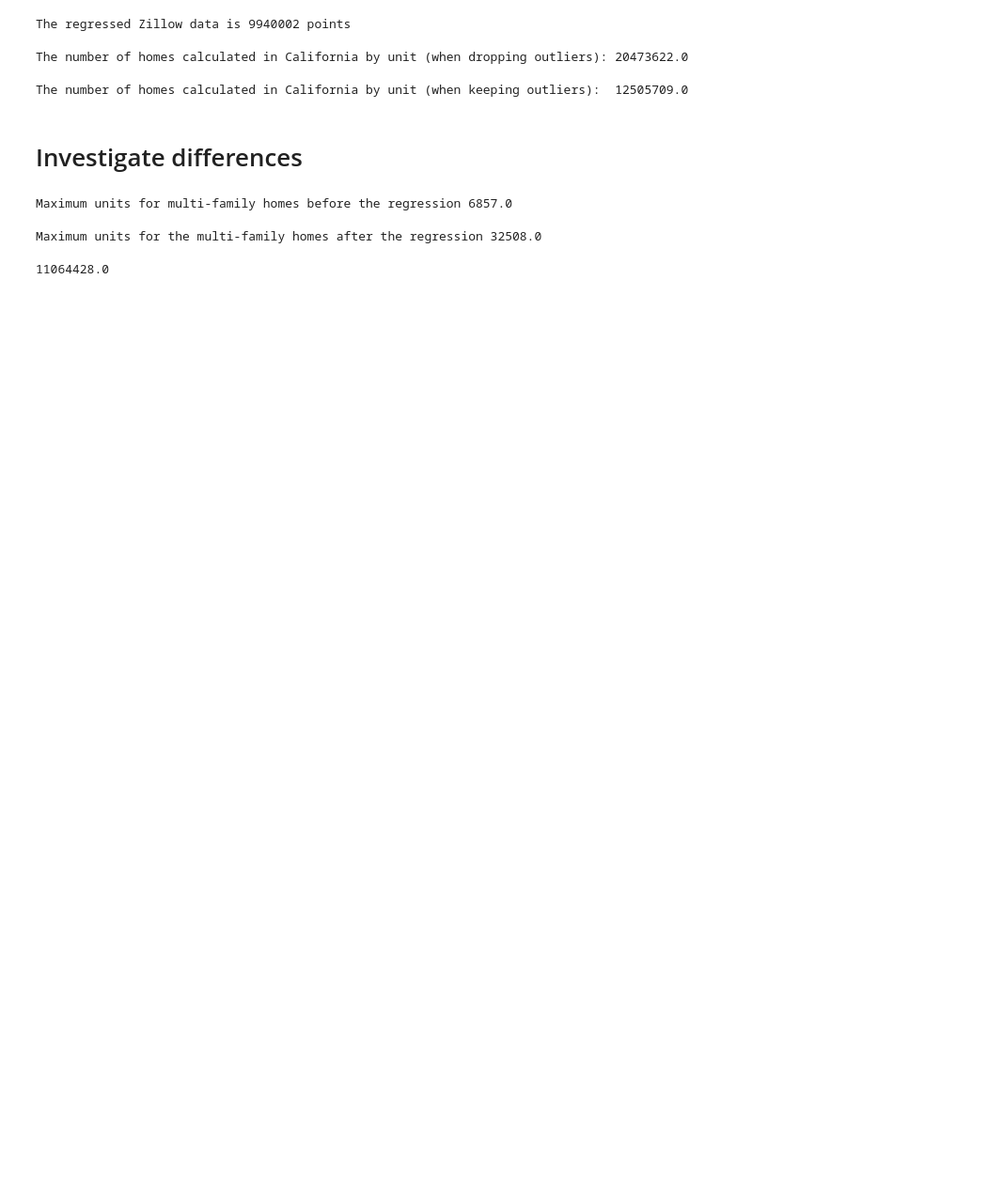
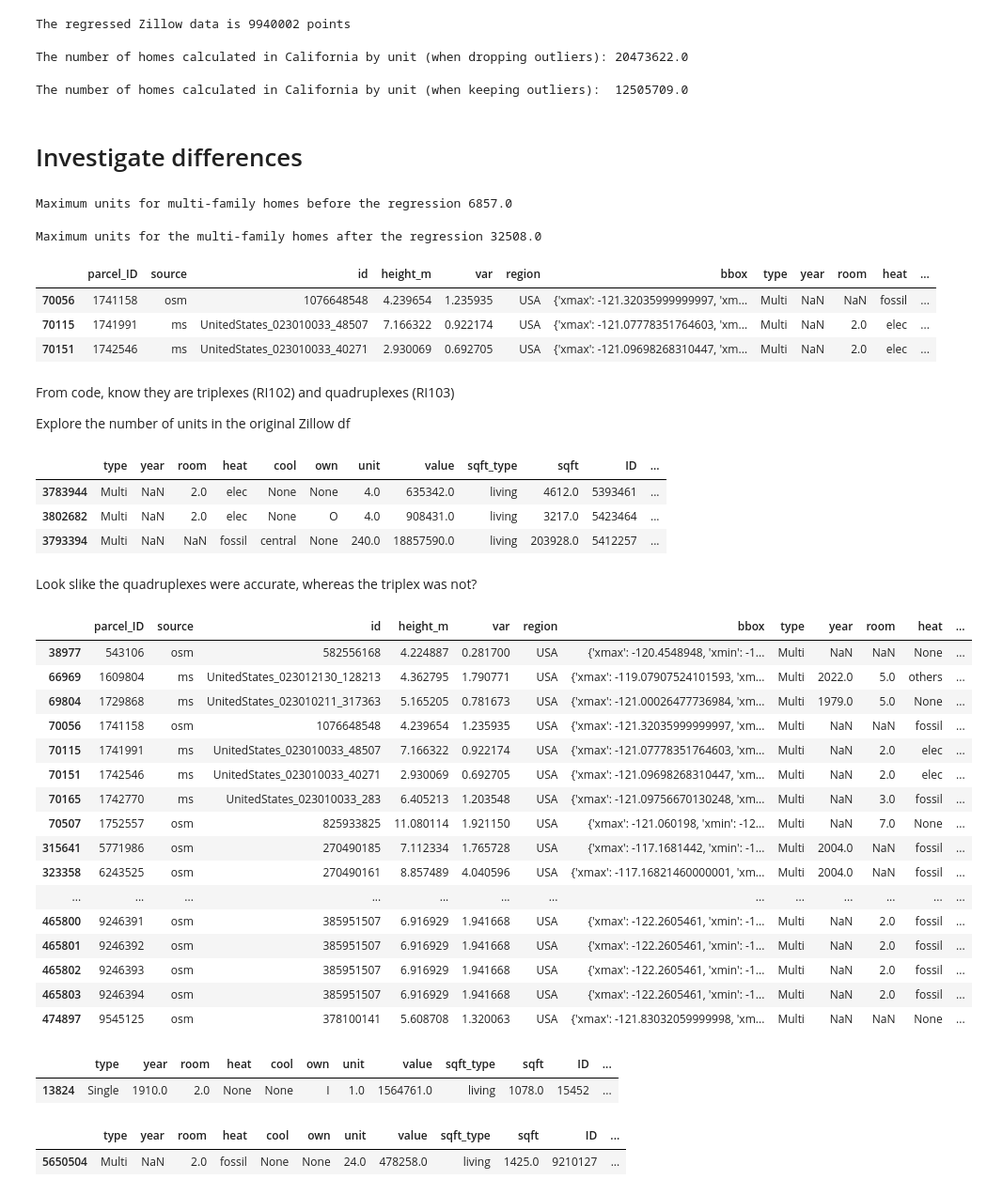
Before and after one commit to sofiiir/building-unit-regression, a Jupyter notebook: validate_units.ipynb, the cells around one changed output. Shown: that part at 94% size. Saved outputs shown, nothing was run; the diff lists cells and outputs as text; code cells hidden in the pictures; blank space fills up the shorter version.

```diff
--- a/validate_units.ipynb
+++ b/validate_units.ipynb
@@ -82,6 +76,52 @@ print(f"Maximum units for the multi-family homes after the regression", multi_zi
 # %% [output]
 Maximum units for the multi-family homes after the regression 32508.0
 # %%
-multi_zillow_w_units['total_unit'].sum()
+multi_zillow_w_units[multi_zillow_w_units['total_unit'] > 20000]
 # %% [output]
-11064428.0
+|  | parcel_ID | source | id | height_m | var | region | bbox | type | year | room | heat | ... |
+| 70056 | 1741158 | osm | 1076648548 | 4.239654 | 1.235935 | USA | {'xmax': -121.32035999999997, 'xm... | Multi | NaN | NaN | fossil | ... |
+| 70115 | 1741991 | ms | UnitedStates_023010033_48507 | 7.166322 | 0.922174 | USA | {'xmax': -121.07778351764603, 'xm... | Multi | NaN | 2.0 | elec | ... |
+| 70151 | 1742546 | ms | UnitedStates_023010033_40271 | 2.930069 | 0.692705 | USA | {'xmax': -121.09698268310447, 'xm... | Multi | NaN | 2.0 | elec | ... |
+# %% [markdown]
+From code, know they are triplexes (RI102) and quadruplexes (RI103)
+
+Explore the number of units in the original Zillow df
+# %%
+zillow[zillow.index.isin([3793394, 3783944, 3802682])]
+# %% [output]
+|  | type | year | room | heat | cool | own | unit | value | sqft_type | sqft | ID | ... |
+| 3783944 | Multi | NaN | 2.0 | elec | None | None | 4.0 | 635342.0 | living | 4612.0 | 5393461 | ... |
+| 3802682 | Multi | NaN | 2.0 | elec | None | O | 4.0 | 908431.0 | living | 3217.0 | 5423464 | ... |
+| 3793394 | Multi | NaN | NaN | fossil | central | None | 240.0 | 18857590.0 | living | 203928.0 | 5412257 | ... |
+# %% [markdown]
+Look slike the quadruplexes were accurate, whereas the triplex was not?
+# %%
+multi_zillow_w_units[multi_zillow_w_units['total_unit'] > 10000]
+# %% [output]
+|  | parcel_ID | source | id | height_m | var | region | bbox | type | year | room | heat | ... |
+| 38977 | 543106 | osm | 582556168 | 4.224887 | 0.281700 | USA | {'xmax': -120.4548948, 'xmin': -1... | Multi | NaN | NaN | None | ... |
+| 66969 | 1609804 | ms | UnitedStates_023012130_128213 | 4.362795 | 1.790771 | USA | {'xmax': -119.07907524101593, 'xm... | Multi | 2022.0 | 5.0 | others | ... |
+| 69804 | 1729868 | ms | UnitedStates_023010211_317363 | 5.165205 | 0.781673 | USA | {'xmax': -121.00026477736984, 'xm... | Multi | 1979.0 | 5.0 | None | ... |
+| 70056 | 1741158 | osm | 1076648548 | 4.239654 | 1.235935 | USA | {'xmax': -121.32035999999997, 'xm... | Multi | NaN | NaN | fossil | ... |
+| 70115 | 1741991 | ms | UnitedStates_023010033_48507 | 7.166322 | 0.922174 | USA | {'xmax': -121.07778351764603, 'xm... | Multi | NaN | 2.0 | elec | ... |
+| 70151 | 1742546 | ms | UnitedStates_023010033_40271 | 2.930069 | 0.692705 | USA | {'xmax': -121.09698268310447, 'xm... | Multi | NaN | 2.0 | elec | ... |
+| 70165 | 1742770 | ms | UnitedStates_023010033_283 | 6.405213 | 1.203548 | USA | {'xmax': -121.09756670130248, 'xm... | Multi | NaN | 3.0 | fossil | ... |
+| 70507 | 1752557 | osm | 825933825 | 11.080114 | 1.921150 | USA | {'xmax': -121.060198, 'xmin': -12... | Multi | NaN | 7.0 | None | ... |
+| 315641 | 5771986 | osm | 270490185 | 7.112334 | 1.765728 | USA | {'xmax': -117.1681442, 'xmin': -1... | Multi | 2004.0 | NaN | fossil | ... |
+| 323358 | 6243525 | osm | 270490161 | 8.857489 | 4.040596 | USA | {'xmax': -117.16821460000001, 'xm... | Multi | 2004.0 | NaN | fossil | ... |
+| ... | ... | ... | ... | ... | ... | ... | ... | ... | ... | ... | ... | ... |
+| 465800 | 9246391 | osm | 385951507 | 6.916929 | 1.941668 | USA | {'xmax': -122.2605461, 'xmin': -1... | Multi | NaN | 2.0 | fossil | ... |
+| 465801 | 9246392 | osm | 385951507 | 6.916929 | 1.941668 | USA | {'xmax': -122.2605461, 'xmin': -1... | Multi | NaN | 2.0 | fossil | ... |
+| 465802 | 9246393 | osm | 385951507 | 6.916929 | 1.941668 | USA | {'xmax': -122.2605461, 'xmin': -1... | Multi | NaN | 2.0 | fossil | ... |
+| 465803 | 9246394 | osm | 385951507 | 6.916929 | 1.941668 | USA | {'xmax': -122.2605461, 'xmin': -1... | Multi | NaN | 2.0 | fossil | ... |
+| 474897 | 9545125 | osm | 378100141 | 5.608708 | 1.320063 | USA | {'xmax': -121.83032059999998, 'xm... | Multi | NaN | NaN | None | ... |
+# %%
+zillow[zillow.index.isin([13824.0])]
+# %% [output]
+|  | type | year | room | heat | cool | own | unit | value | sqft_type | sqft | ID | ... |
+| 13824 | Single | 1910.0 | 2.0 | None | None | I | 1.0 | 1564761.0 | living | 1078.0 | 15452 | ... |
+# %%
+zillow[zillow.index.isin([5650504])]
+# %% [output]
+|  | type | year | room | heat | cool | own | unit | value | sqft_type | sqft | ID | ... |
+| 5650504 | Multi | NaN | 2.0 | fossil | None | None | 24.0 | 478258.0 | living | 1425.0 | 9210127 | ... |
```
Also changed, not shown: parts of 7 cells of this notebook, 1 other file.
